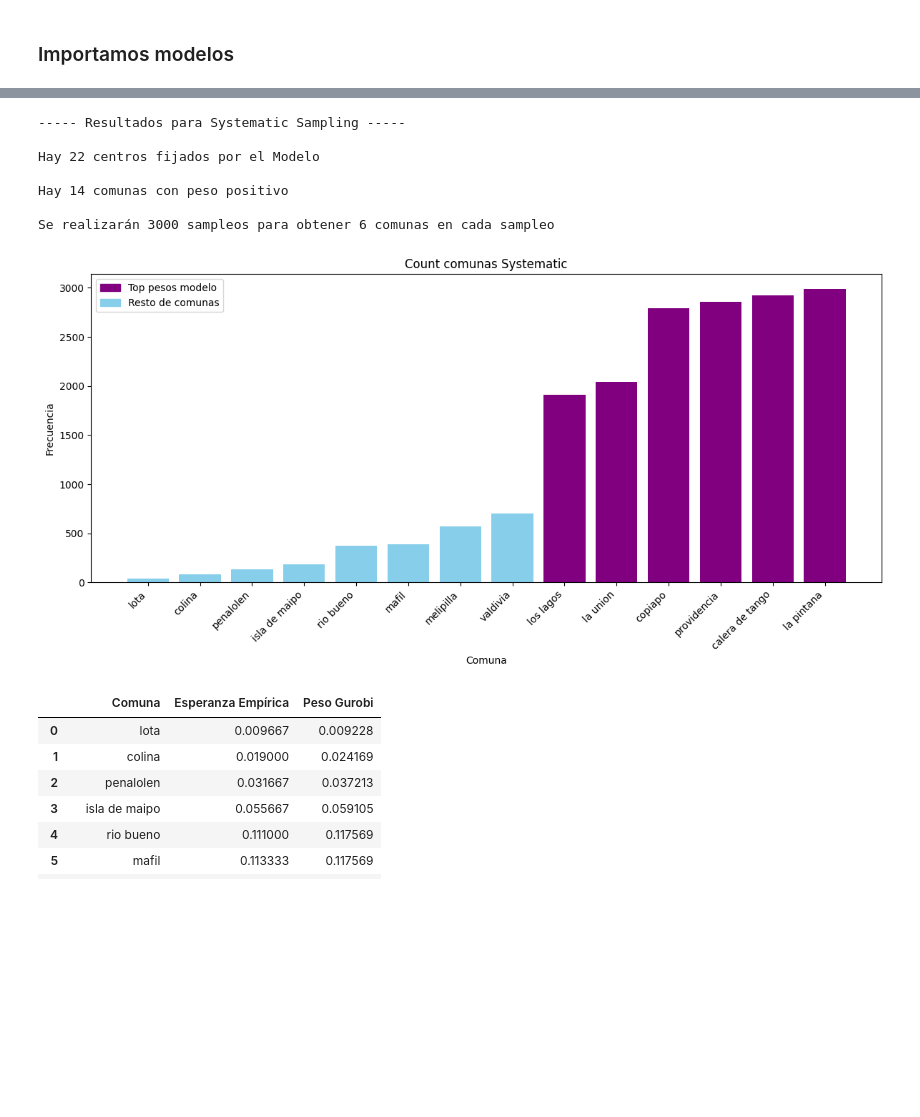
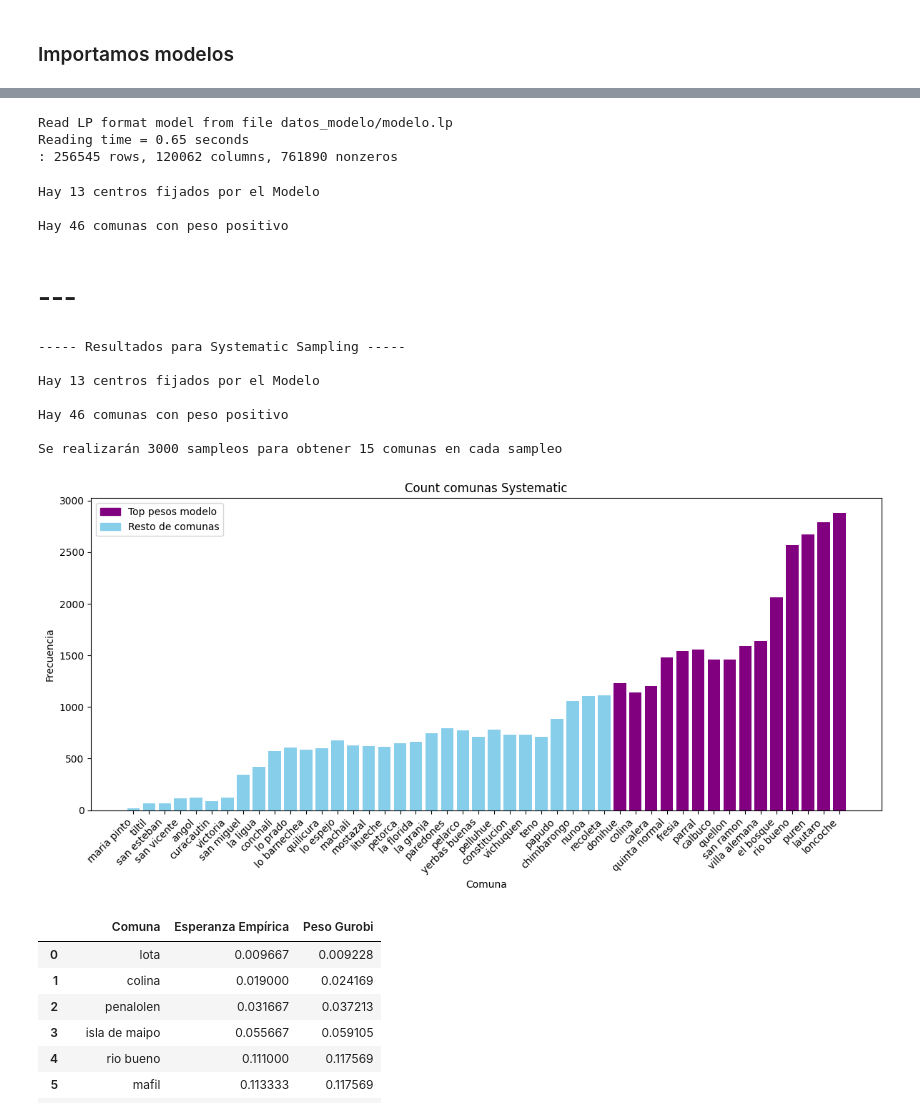
Before and after one commit to Andresdiazdcd/Tesis, a Jupyter notebook: Códigos/main.ipynb, the cells around one changed output, grey strips where cells are left out. Saved outputs shown, nothing was run; the diff lists cells and outputs as text; code cells hidden in the pictures; blank space fills up the shorter version.

```diff
--- a/Códigos/main.ipynb
+++ b/Códigos/main.ipynb
@@ -70,5 +81,5 @@ for comuna in R:
 # %%
-modelo_con_limite = modelo_con_limite(0.8398, R, 28, dict_s, comunas)
+modelo_con_limite_ = modelo_con_limite(0.8398, R, 28, dict_s, comunas)
 # %% [output]
 Set parameter Username
 Set parameter LicenseID to value 2661041
@@ -89,0 +113,14 @@ torres del paine: 1.0000
+# %%
+modelo_read = gp.read("datos_modelo/modelo.lp")
+
+with open("datos_modelo/valores.json", "r") as f:
+    valores_raw = json.load(f)
+
+# normalizar nombres
+valores = {}
+for k, v in valores_raw.items():
+    valores[k.replace(" ", "_")] = v
+# %% [output]
+Read LP format model from file datos_modelo/modelo.lp
+Reading time = 0.65 seconds
+: 256545 rows, 120062 columns, 761890 nonzeros
@@ -90,14 +151,22 @@ torres del paine: 1.0000
+# %%
+count_centros_fijados, centros_frac, top_centros_frac = extraer_prob_centros(modelo_read, 28, valores)
+# %% [output]
+Hay 13 centros fijados por el Modelo
+
+Hay 46 comunas con peso positivo
+# %% [markdown]
+# ---
 # %%
-frecuencias_ordenadas_systematic, conteo_systematic, esperanza_empirica_systematic = resultados_sampleo(modelo_con_limite, 28, 3000, "systematic")
+frecuencias_ordenadas_systematic, conteo_systematic, esperanza_empirica_systematic = resultados_sampleo(modelo_con_limite_, 28, 3000, "systematic")
 # %% [output]
 ----- Resultados para Systematic Sampling -----
 
-Hay 22 centros fijados por el Modelo
+Hay 13 centros fijados por el Modelo
 
-Hay 14 comunas con peso positivo
+Hay 46 comunas con peso positivo
 
-Se realizarán 3000 sampleos para obtener 6 comunas en cada sampleo
+Se realizarán 3000 sampleos para obtener 15 comunas en cada sampleo
-[figure, old version]
+[figure, new version]
 # %%
 esperanza_empirica_systematic
 # %% [output]
```
Also changed, not shown: parts of 8 cells of this notebook, 9 other files.
